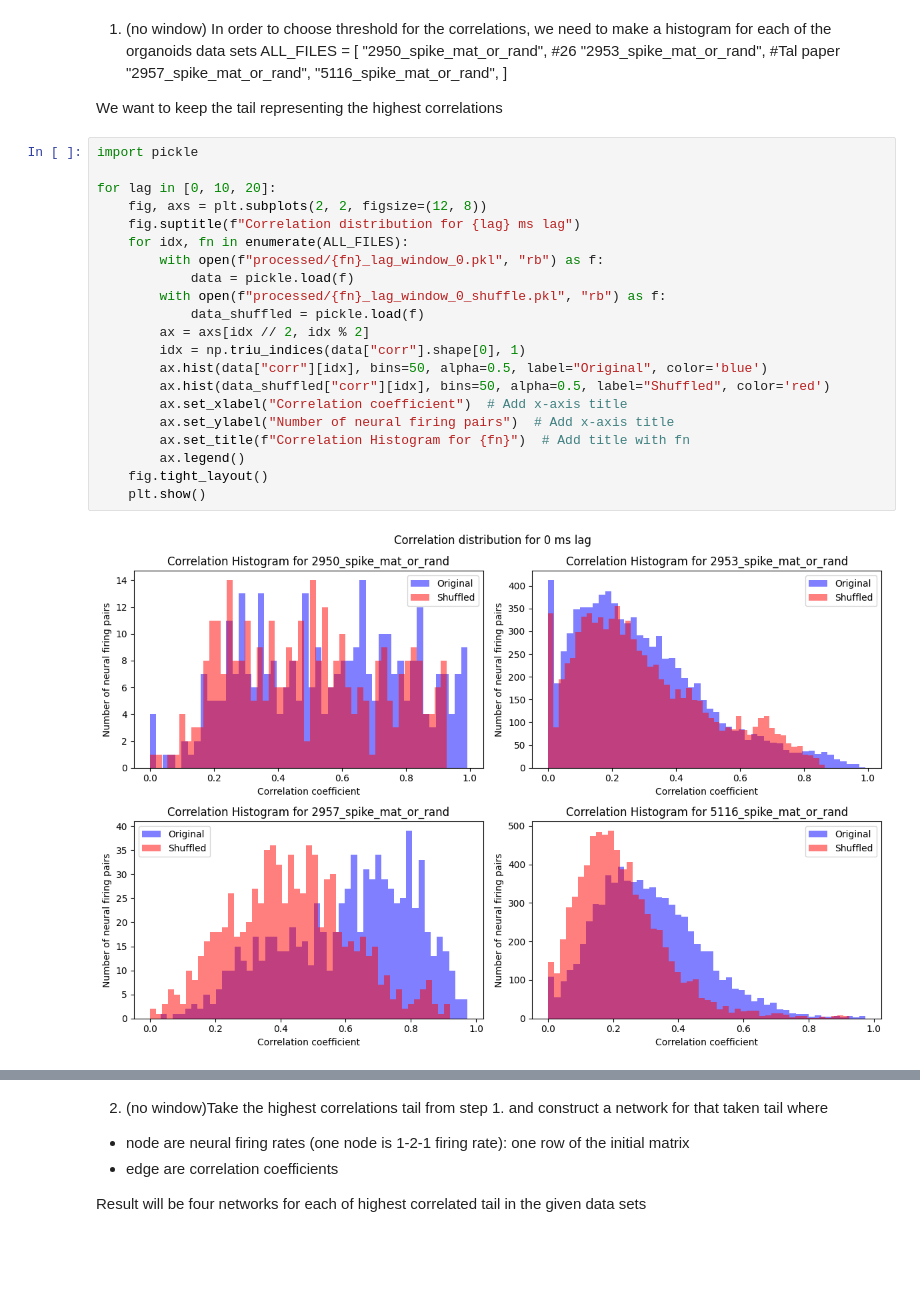
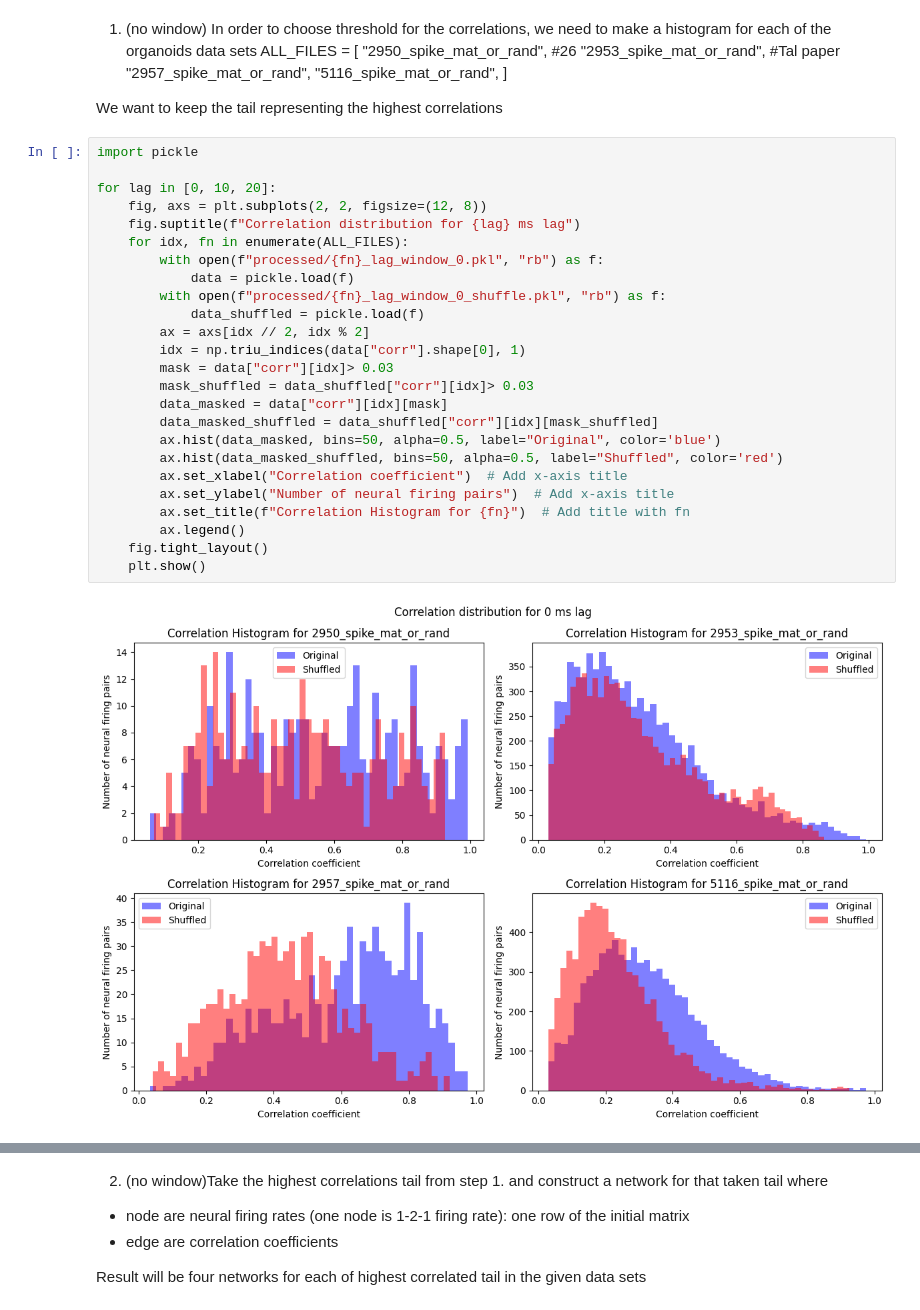
Before and after one commit to kotokote/HigherOrderCorrelations, a Jupyter notebook: codeForPaper/start.ipynb, the cells around one changed output, grey strips where cells are left out. Drawn from its saved outputs; the diff is of its cells as text; blank space fills up the shorter version.

Commit message:
histograms for step 1

```diff
--- a/codeForPaper/start.ipynb
+++ b/codeForPaper/start.ipynb
@@ -133,23 +132,27 @@ We want to keep the tail representing the highest correlations
 # %%
 import pickle
 
 for lag in [0, 10, 20]:
     fig, axs = plt.subplots(2, 2, figsize=(12, 8))
     fig.suptitle(f"Correlation distribution for {lag} ms lag")
     for idx, fn in enumerate(ALL_FILES):
         with open(f"processed/{fn}_lag_window_0.pkl", "rb") as f:
             data = pickle.load(f)
         with open(f"processed/{fn}_lag_window_0_shuffle.pkl", "rb") as f:
             data_shuffled = pickle.load(f)
         ax = axs[idx // 2, idx % 2]
         idx = np.triu_indices(data["corr"].shape[0], 1)
-        ax.hist(data["corr"][idx], bins=50, alpha=0.5, label="Original", color='blue')
-        ax.hist(data_shuffled["corr"][idx], bins=50, alpha=0.5, label="Shuffled", color='red')
+        mask = data["corr"][idx]> 0.03
+        mask_shuffled = data_shuffled["corr"][idx]> 0.03
+        data_masked = data["corr"][idx][mask]
+        data_masked_shuffled = data_shuffled["corr"][idx][mask_shuffled]
+        ax.hist(data_masked, bins=50, alpha=0.5, label="Original", color='blue')
+        ax.hist(data_masked_shuffled, bins=50, alpha=0.5, label="Shuffled", color='red')
         ax.set_xlabel("Correlation coefficient")  # Add x-axis title
         ax.set_ylabel("Number of neural firing pairs")  # Add x-axis title
         ax.set_title(f"Correlation Histogram for {fn}")  # Add title with fn
         ax.legend()
     fig.tight_layout()
     plt.show()
 # %% [output]
-[figure, old version]
+[figure, new version]
```
Also changed, not shown: parts of 4 cells of this notebook.
